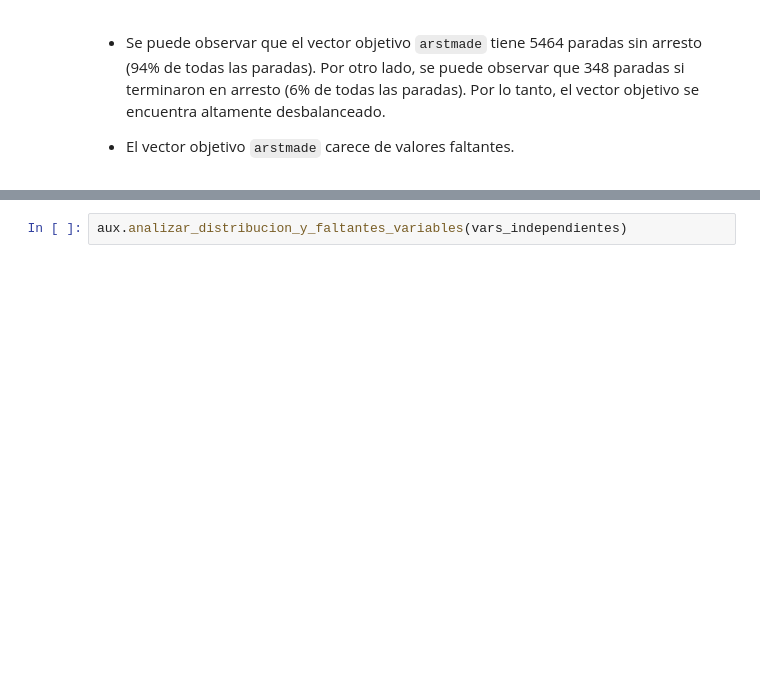
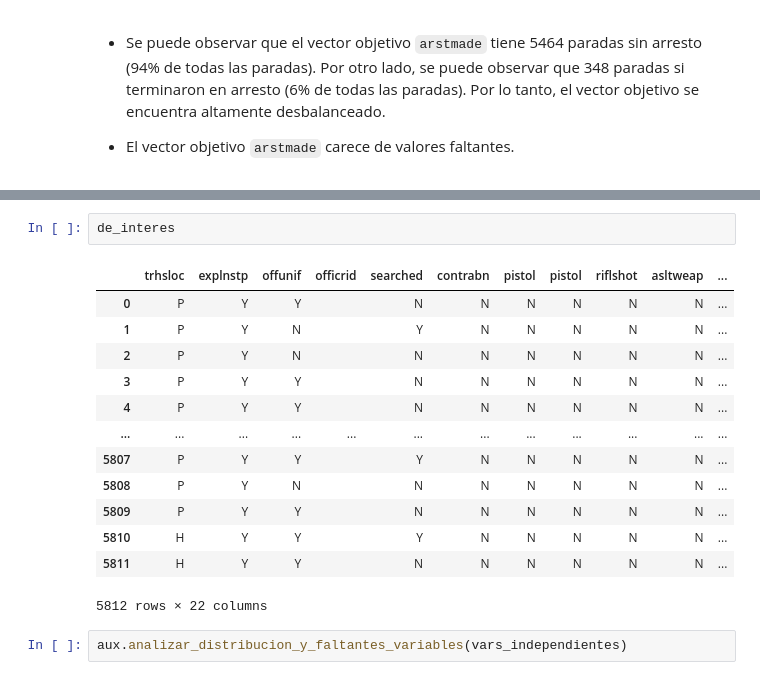
Before and after one commit to JavierRojas14/personal, a Jupyter notebook: G56/machine-learning/prueba/prueba_2/hito_1/javierrojas-prueba-2-hito-1.ipynb, the cells around one changed output, grey strips where cells are left out. Cells and saved outputs as stored; diff of their text form; blank space fills up the shorter version.

```diff
--- a/G56/machine-learning/prueba/prueba_2/hito_1/javierrojas-prueba-2-hito-1.ipynb
+++ b/G56/machine-learning/prueba/prueba_2/hito_1/javierrojas-prueba-2-hito-1.ipynb
@@ -377,3 +412,19 @@ todas las paradas). Por otro lado, se puede observar que 348 paradas si terminar
+# %%
+de_interes
+# %% [output]
+|  | trhsloc | explnstp | offunif | officrid | searched | contrabn | pistol | pistol | riflshot | asltweap | ... |
+| 0 | P | Y | Y |  | N | N | N | N | N | N | ... |
+| 1 | P | Y | N |  | Y | N | N | N | N | N | ... |
+| 2 | P | Y | N |  | N | N | N | N | N | N | ... |
+| 3 | P | Y | Y |  | N | N | N | N | N | N | ... |
+| 4 | P | Y | Y |  | N | N | N | N | N | N | ... |
+| ... | ... | ... | ... | ... | ... | ... | ... | ... | ... | ... | ... |
+| 5807 | P | Y | Y |  | Y | N | N | N | N | N | ... |
+| 5808 | P | Y | N |  | N | N | N | N | N | N | ... |
+| 5809 | P | Y | Y |  | N | N | N | N | N | N | ... |
+| 5810 | H | Y | Y |  | Y | N | N | N | N | N | ... |
+| 5811 | H | Y | Y |  | N | N | N | N | N | N | ... |
+5812 rows × 22 columns
 # %%
 aux.analizar_distribucion_y_faltantes_variables(vars_independientes)
 # %% [output]
```
Also changed, not shown: parts of 4 cells of this notebook.
